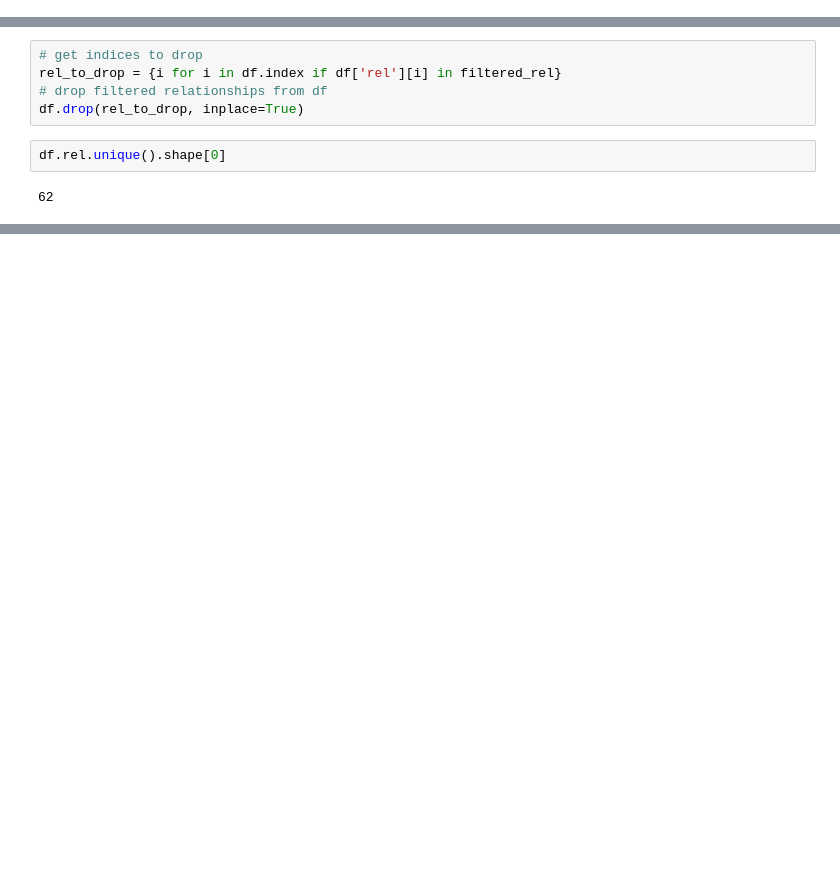
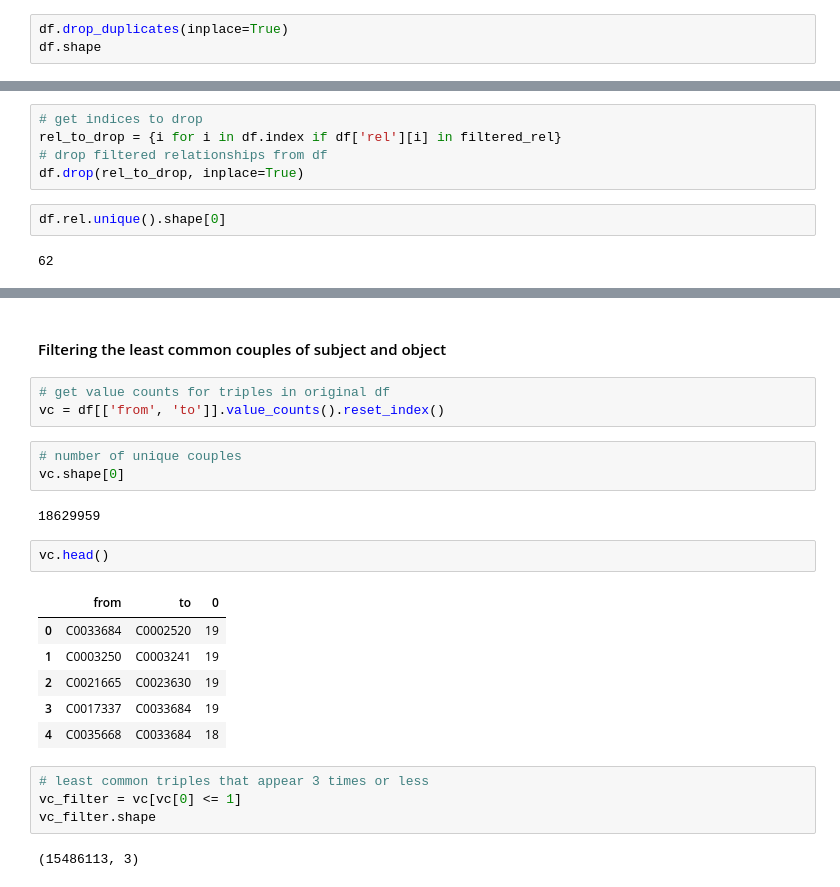
Before and after one commit to dikraMasrour/Breast_Cancer_Risk_Factor_Prediction_KG, a Jupyter notebook: BC_KG_EDA.ipynb, the cells around one changed output, grey strips where cells are left out. Cells and saved outputs as stored; diff of their text form; blank space fills up the shorter version.

```diff
--- a/BC_KG_EDA.ipynb
+++ b/BC_KG_EDA.ipynb
@@ -88,0 +92,3 @@ df['to'].unique(), df['to'].unique().shape
+# %%
+df.drop_duplicates(inplace=True)
+df.shape
@@ -115,0 +136,25 @@ df.rel.unique().shape[0]
+# %% [markdown]
+#### Filtering the least common couples of subject and object
+# %%
+# get value counts for triples in original df
+vc = df[['from', 'to']].value_counts().reset_index()
+# %%
+# number of unique couples
+vc.shape[0]
+# %% [output]
+18629959
+# %%
+vc.head()
+# %% [output]
+|  | from | to | 0 |
+| 0 | C0033684 | C0002520 | 19 |
+| 1 | C0003250 | C0003241 | 19 |
+| 2 | C0021665 | C0023630 | 19 |
+| 3 | C0017337 | C0033684 | 19 |
+| 4 | C0035668 | C0033684 | 18 |
+# %%
+# least common triples that appear 3 times or less
+vc_filter = vc[vc[0] <= 1]
+vc_filter.shape
+# %% [output]
+(15486113, 3)
```
Also changed, not shown: parts of 20 cells of this notebook.
